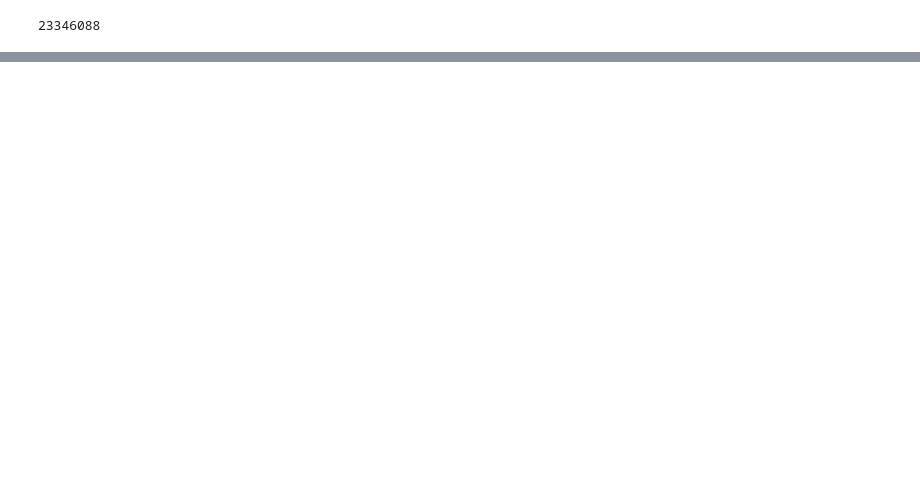
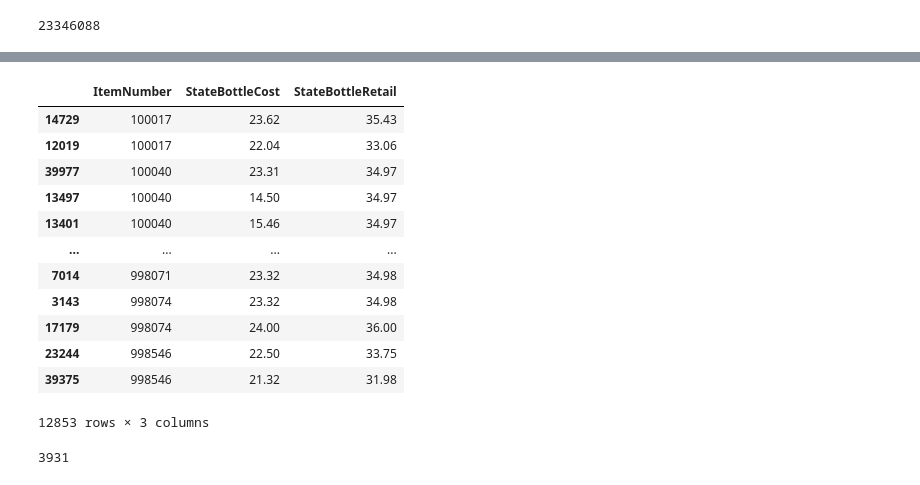
Before and after one commit to saudino480/liquor_capstone_ex, a Jupyter notebook: split_db.ipynb, the cells around one changed output, grey strips where cells are left out. Saved outputs shown, nothing was run; the diff lists cells and outputs as text; code cells hidden in the pictures; blank space fills up the shorter version.

```diff
--- a/split_db.ipynb
+++ b/split_db.ipynb
@@ -52,0 +281,4 @@ Int64Index([    0,     1,     2,     3,     4,     5,     6,     7,     8,
+# %%
+dup_idx = sub_ddf.ItemNumber.value_counts().index[np.where(sub_ddf.ItemNumber.value_counts() > 1)]
+# %%
+sorted_ddf = sub_ddf[sub_ddf['ItemNumber'].isin(dup_idx)].sort_values('ItemNumber')
@@ -52,0 +300,16 @@ Int64Index([    0,     1,     2,     3,     4,     5,     6,     7,     8,
+# %%
+sorted_ddf
+# %% [output]
+|  | ItemNumber | StateBottleCost | StateBottleRetail |
+| 14729 | 100017 | 23.62 | 35.43 |
+| 12019 | 100017 | 22.04 | 33.06 |
+| 39977 | 100040 | 23.31 | 34.97 |
+| 13497 | 100040 | 14.50 | 34.97 |
+| 13401 | 100040 | 15.46 | 34.97 |
+| ... | ... | ... | ... |
+| 7014 | 998071 | 23.32 | 34.98 |
+| 3143 | 998074 | 23.32 | 34.98 |
+| 17179 | 998074 | 24.00 | 36.00 |
+| 23244 | 998546 | 22.50 | 33.75 |
+| 39375 | 998546 | 21.32 | 31.98 |
+12853 rows × 3 columns
@@ -52,0 +318,4 @@ Int64Index([    0,     1,     2,     3,     4,     5,     6,     7,     8,
+# %%
+len(unique_itemId)
+# %% [output]
+3931
```
Also changed, not shown: parts of 72 cells of this notebook, 1 other file.
